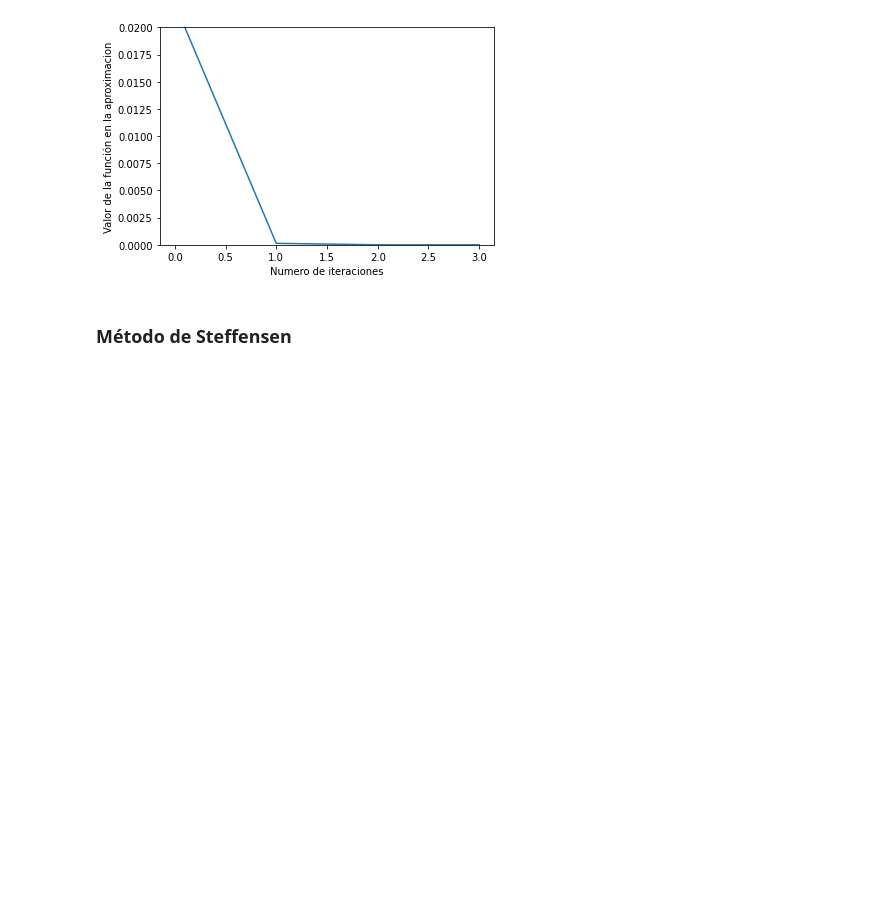
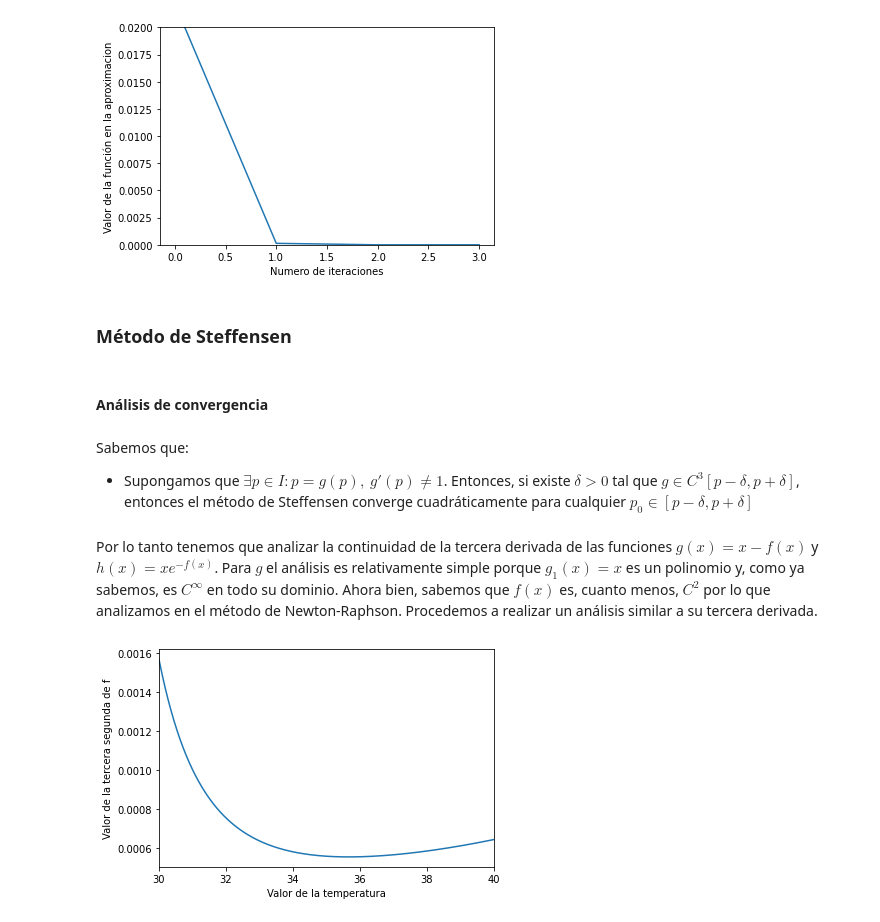
Before and after one commit to Nacho2904/AnalisisNumerico, a Jupyter notebook: TP1.ipynb, the cells around one changed output. Cells and saved outputs as stored; diff of their text form; code cells hidden in the pictures; blank space fills up the shorter version.

```diff
--- a/TP1.ipynb
+++ b/TP1.ipynb
@@ -362,3 +353,22 @@ plt.ylim(0,0.02);
 [figure]
 # %% [markdown]
 ### Método de Steffensen
+# %% [markdown]
+#### Análisis de convergencia
+# %% [markdown]
+Sabemos que:
+- Supongamos que $\exists p \in I: p = g(p),\  g'(p) \neq 1$. Entonces, si existe $\delta > 0$ tal que $g \in C^3[p - \delta, p + \delta]$, entonces el método de Steffensen converge cuadráticamente para cualquier $p_0 \in [p - \delta, p + \delta]$
+# %% [markdown]
+Por lo tanto tenemos que analizar la continuidad de la tercera derivada de las funciones $g(x) = x - f(x)$ y $h(x) = xe^{-f(x)}$. Para $g$ el análisis es relativamente simple porque $g_1(x) = x$ es un polinomio y, como ya sabemos, es $C^\infty$ en todo su dominio. Ahora bien, sabemos que $f(x)$ es, cuanto menos, $C^2$ por lo que analizamos en el método de Newton-Raphson. Procedemos a realizar un análisis similar a su tercera derivada.
+# %%
+f_prima_prima_prima = sp.diff(f_prima_prima, Ta_s_sim)
+f_prima_prima_prima_eval = sp.lambdify([U_sim, A_sim, mw_sim, Cpw_sim, Tw_e_sim, Tw_s_sim, ma_sim, Cpa_sim, Ta_e_sim, Ta_s_sim], f_prima_prima_prima)
+f_prima_prima_prima_eval_ta_s = lambda Ta_s: f_prima_prima_prima_eval(U,A,mw,Cpw,Tw_e,Tw_s,ma,Cpa,Ta_e,Ta_s)
+x_axis = np.arange(30,40,0.01)
+y_axis = [f_prima_prima_prima_eval_ta_s(x) for x in x_axis]
+plt.plot(x_axis, y_axis)
+plt.xlabel("Valor de la temperatura")
+plt.ylabel("Valor de la tercera segunda de f")
+plt.xlim(30,40);
+# %% [output]
+[figure, added]
```
Also changed, not shown: parts of 22 cells of this notebook.
